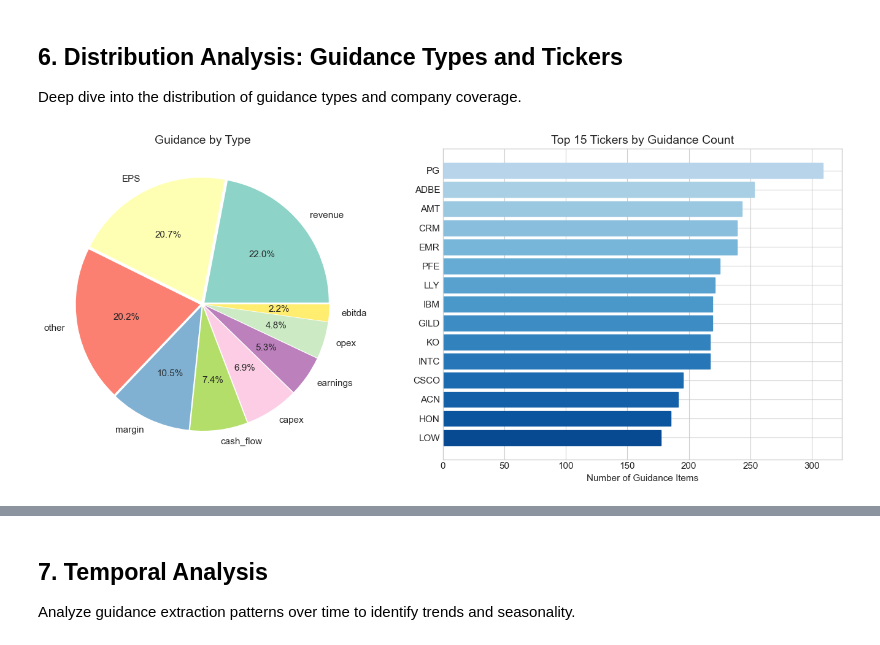
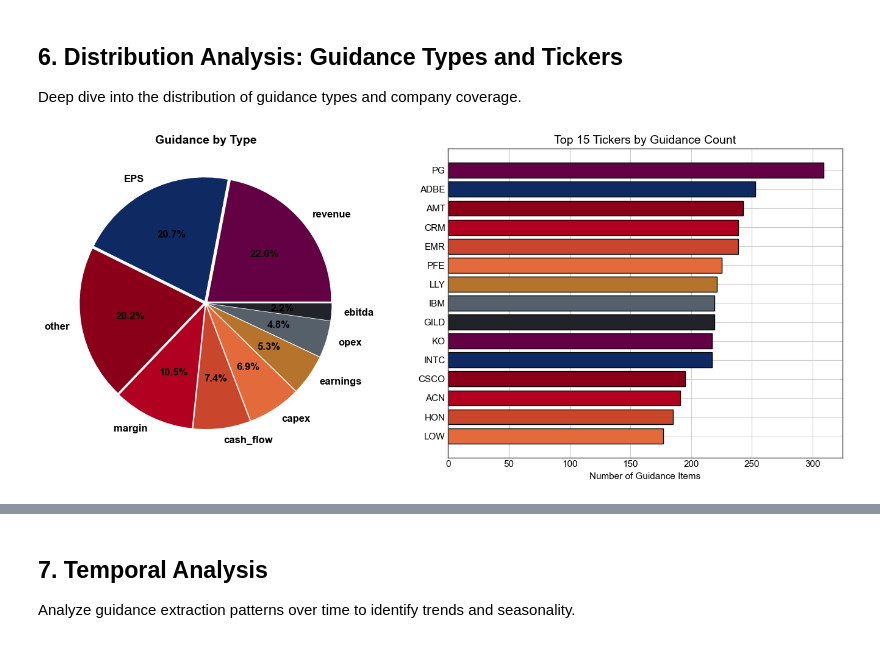
Before and after one commit to Aless13260/Master-s-Project, a Jupyter notebook: guidance_eda.ipynb, the cells around one changed output, grey strips where cells are left out. Saved outputs shown, nothing was run; the diff lists cells and outputs as text; code cells hidden in the pictures.

```diff
--- a/guidance_eda.ipynb
+++ b/guidance_eda.ipynb
@@ -377,37 +384,96 @@ Deep dive into the distribution of guidance types and company coverage.
 # %%
 # Guidance type distribution - Pie chart
 fig, axes = plt.subplots(1, 2, figsize=(14, 6))
 
+# Fixed 9-color dark palette (designed for white text, matching swatch tones)
+PALETTE_9 = [
+    "#640145",  # deep purple (very dark)
+    '#0f2a63',  # deep navy
+    '#8b0018',  # deep maroon
+    '#b20020',  # strong red
+    '#c9452b',  # brick / orange-red
+    '#e26a3b',  # muted coral
+    '#b5732b',  # muted gold / burnt ochre
+    '#56606a',  # slate gray
+    '#22222a',  # charcoal
+]
+
+def get_colors(n):
+    if n <= len(PALETTE_9):
+        return PALETTE_9[:n]
+    # If more requested, cycle palette (rare); primary requirement was nine distinct colors
+    return (PALETTE_9 * ((n // len(PALETTE_9)) + 1))[:n]
+
 # Guidance type pie chart
 if 'guidance_type' in df.columns:
     type_counts = df['guidance_type'].value_counts()
-    colors = plt.cm.Set3(np.linspace(0, 1, len(type_counts)))
+    pie_colors = get_colors(len(type_counts))
     wedges, texts, autotexts = axes[0].pie(
         type_counts.values,
         labels=type_counts.index,
         autopct='%1.1f%%',
-        colors=colors,
-        explode=[0.02] * len(type_counts)
+        colors=pie_colors,
+        explode=[0.02] * len(type_counts),
+        textprops={'color': 'black', 'fontsize': 12, 'fontweight': 'bold'}
     )
-    axes[0].set_title('Guidance by Type', fontsize=14)
+    axes[0].set_title('Guidance by Type', fontsize=14, color='black', fontweight='bold')
 
 # Top 15 tickers bar chart
 if 'ticker' in df.columns:
     ticker_counts = df['ticker'].value_counts().head(15)
-    bars = axes[1].barh(ticker_counts.index[::-1], ticker_counts.values[::-1])
-    axes[1].set_title('Top 15 Tickers by Guidance Count', fontsize=14)
-    axes[1].set_xlabel('Number of Guidance Items')
-    # Color bars by value
-    colors = plt.cm.Blues(np.linspace(0.3, 0.9, len(ticker_counts)))
-    for bar, color in zip(bars, colors[::-1]):
-        bar.set_color(color)
+    ticker_colors = get_colors(len(ticker_counts))
+    bars = axes[1].barh(ticker_counts.index[::-1], ticker_counts.values[::-1], color=ticker_colors[::-1], edgecolor='black')
+    axes[1].set_title('Top 15 Tickers by Guidance Count', fontsize=14, color='black')
+    axes[1].set_xlabel('Number of Guidance Items', color='black')
+    axes[1].tick_params(axis='x', colors='black')
+    axes[1].tick_params(axis='y', colors='black')
+
+# Improve subplot backgrounds for white text contrast
+for ax in axes:
+    ax.set_facecolor('none')
+    for spine in ax.spines.values():
+        spine.set_color('#444444')
 
 plt.tight_layout()
 plt.show()
 
 print(f"\nTotal unique tickers: {df['ticker'].nunique()}")
 print(f"Total unique guidance types: {df['guidance_type'].nunique()}")
+
+# --- Export pie chart with transparent background and white text ---
+if 'guidance_type' in df.columns:
+    fig_export, ax_export = plt.subplots(figsize=(8, 8), facecolor='none')
+    ax_export.set_facecolor('none')
+
+    type_counts = df['guidance_type'].value_counts()
+    export_colors = get_colors(len(type_counts))
+    wedges, texts, autotexts = ax_export.pie(
+        type_counts.values,
+        labels=type_counts.index,
+        autopct='%1.1f%%',
+        colors=export_colors,
+        explode=[0.02] * len(type_counts),
+        textprops={'color': 'black', 'fontsize': 12, 'fontweight': 'bold'}
+    )
+    # Ensure percentage text is black and bold
+    for autotext in autotexts:
+        autotext.set_color('black')
+        autotext.set_fontweight('bold')
+
+    ax_export.set_title('Guidance by Type', fontsize=16, color='black', fontweight='bold')
+
+    # Save with transparent background
+    export_path = Path("figures")
+    export_path.mkdir(exist_ok=True)
+    fig_export.savefig(
+        export_path / "guidance_by_type_transparent.png",
+        dpi=300,
+        transparent=True,
+        bbox_inches='tight'
+    )
+    plt.close(fig_export)
+    print(f"\nExported: figures/guidance_by_type_transparent.png (transparent bg, white text)")
 # %% [output]
-[figure, old version]
+[figure, new version]
 Total unique tickers: 96
 Total unique guidance types: 9
```
Also changed, not shown: parts of 4 cells of this notebook, 11 other files.
